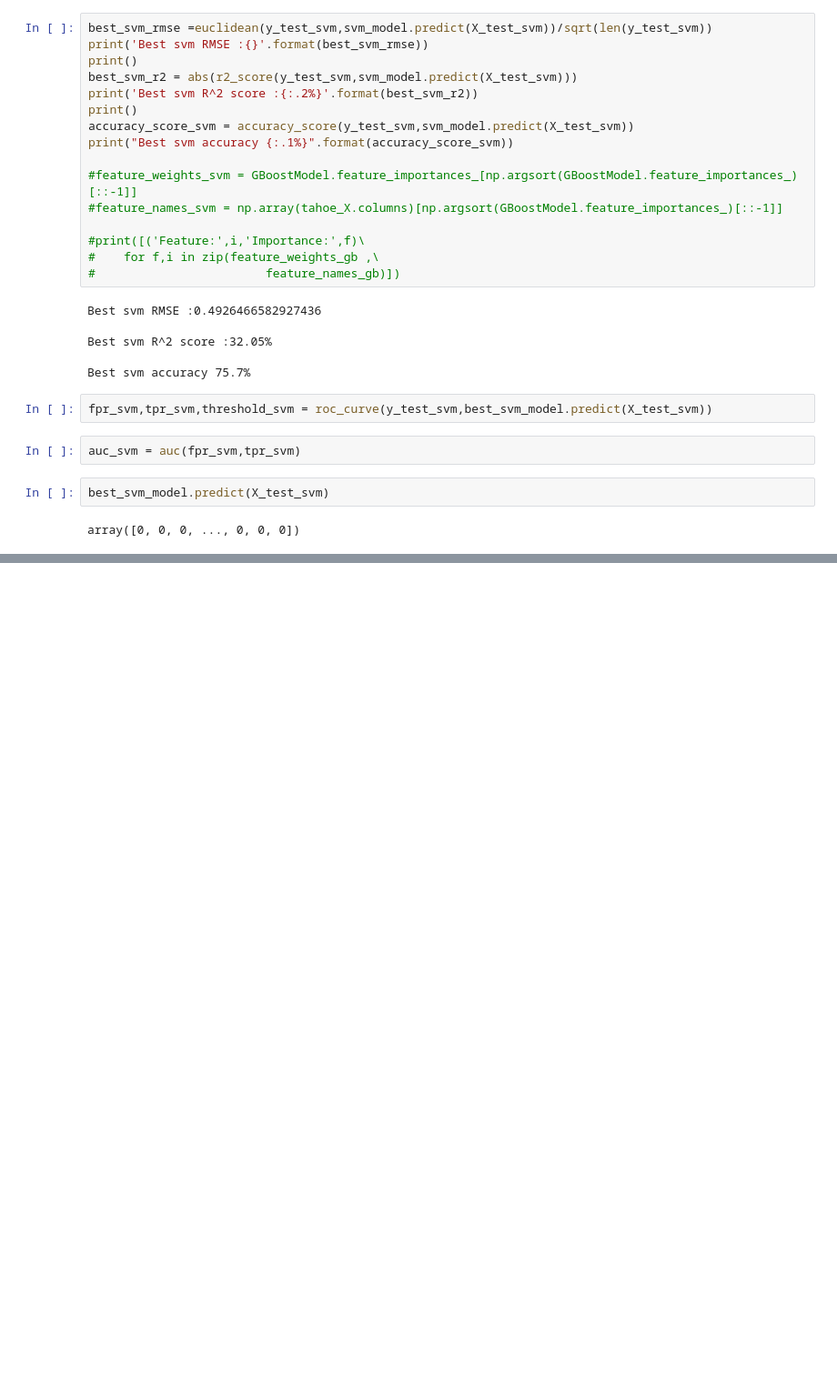
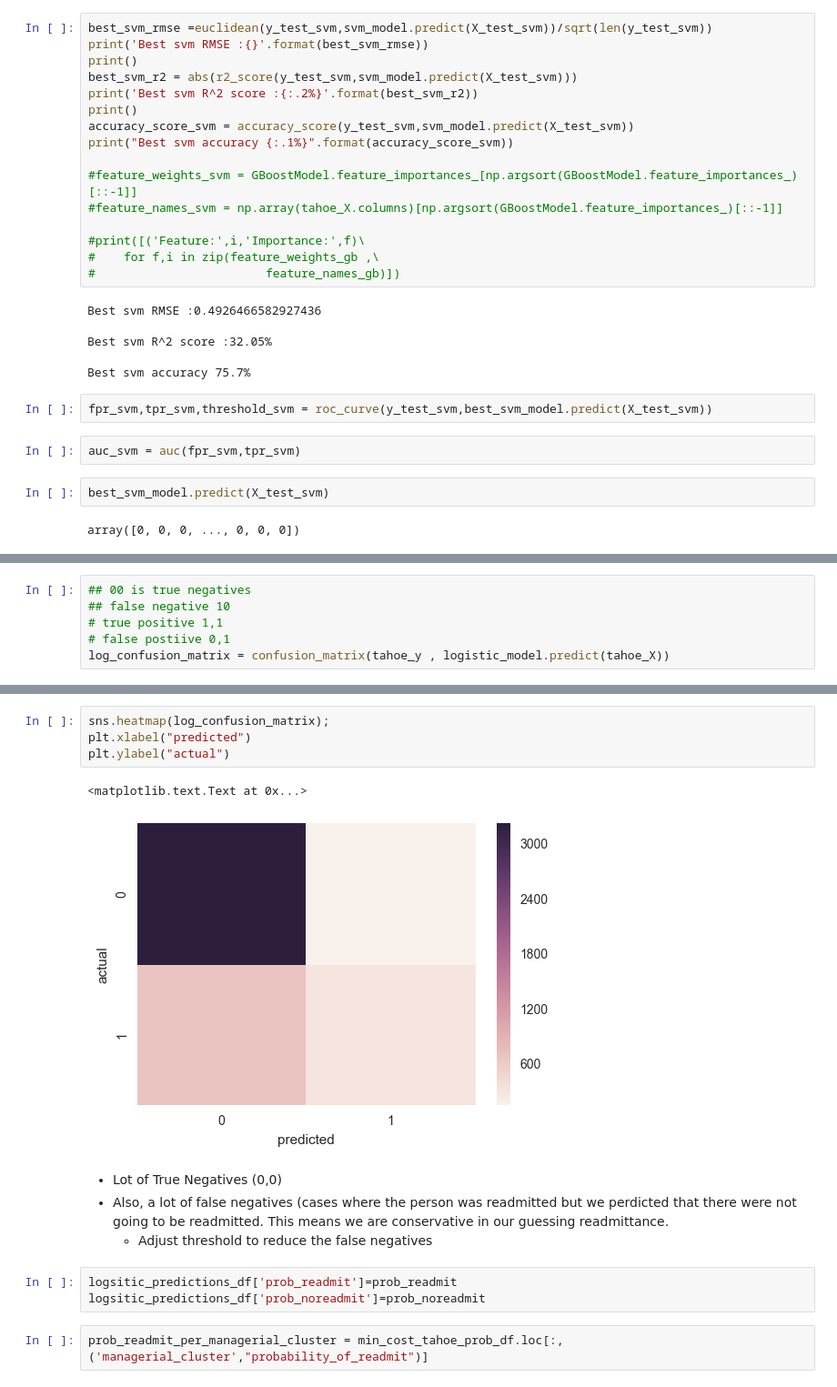
Before and after one commit to jonhilgart22/Galvanize-Data-Leadership, a Jupyter notebook: final-project/Final-Tahoe-Healthcare-Jonathan-Hilgart.ipynb, the cells around one changed output, grey strips where cells are left out. Shown at 91% size. Saved outputs shown, nothing was run; the diff lists cells and outputs as text; blank space fills up the shorter version.

```diff
--- a/final-project/Final-Tahoe-Healthcare-Jonathan-Hilgart.ipynb
+++ b/final-project/Final-Tahoe-Healthcare-Jonathan-Hilgart.ipynb
@@ -711,0 +689,6 @@ sum(logistic_predictions_df.readmit30)
+# %%
+## 00 is true negatives
+## false negative 10
+# true positive 1,1
+# false postiive 0,1
+log_confusion_matrix = confusion_matrix(tahoe_y , logistic_model.predict(tahoe_X))
@@ -711,0 +700,16 @@ sum(logistic_predictions_df.readmit30)
+# %%
+sns.heatmap(log_confusion_matrix);
+plt.xlabel("predicted")
+plt.ylabel("actual")
+# %% [output]
+<matplotlib.text.Text at 0x...>
+[figure, added]
+# %% [markdown]
+- Lot of True Negatives (0,0)
+- Also, a lot of false negatives (cases where the person was readmitted but we perdicted that there were not going to be readmitted. This means we are conservative in our guessing readmittance.
+    - Adjust threshold to reduce the false negatives
+# %%
+logsitic_predictions_df['prob_readmit']=prob_readmit
+logsitic_predictions_df['prob_noreadmit']=prob_noreadmit
+# %%
+prob_readmit_per_managerial_cluster = min_cost_tahoe_prob_df.loc[:,('managerial_cluster',"probability_of_readmit")]
```
Also changed, not shown: parts of 54 cells of this notebook.
